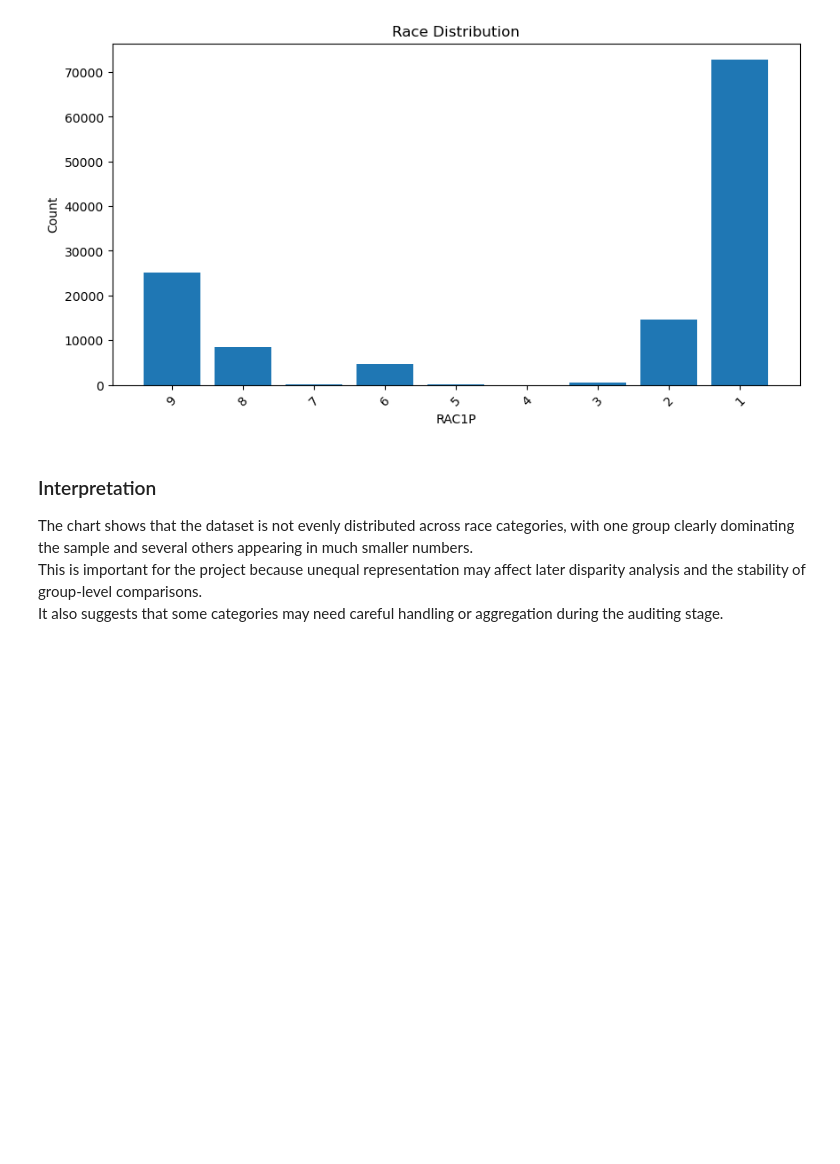
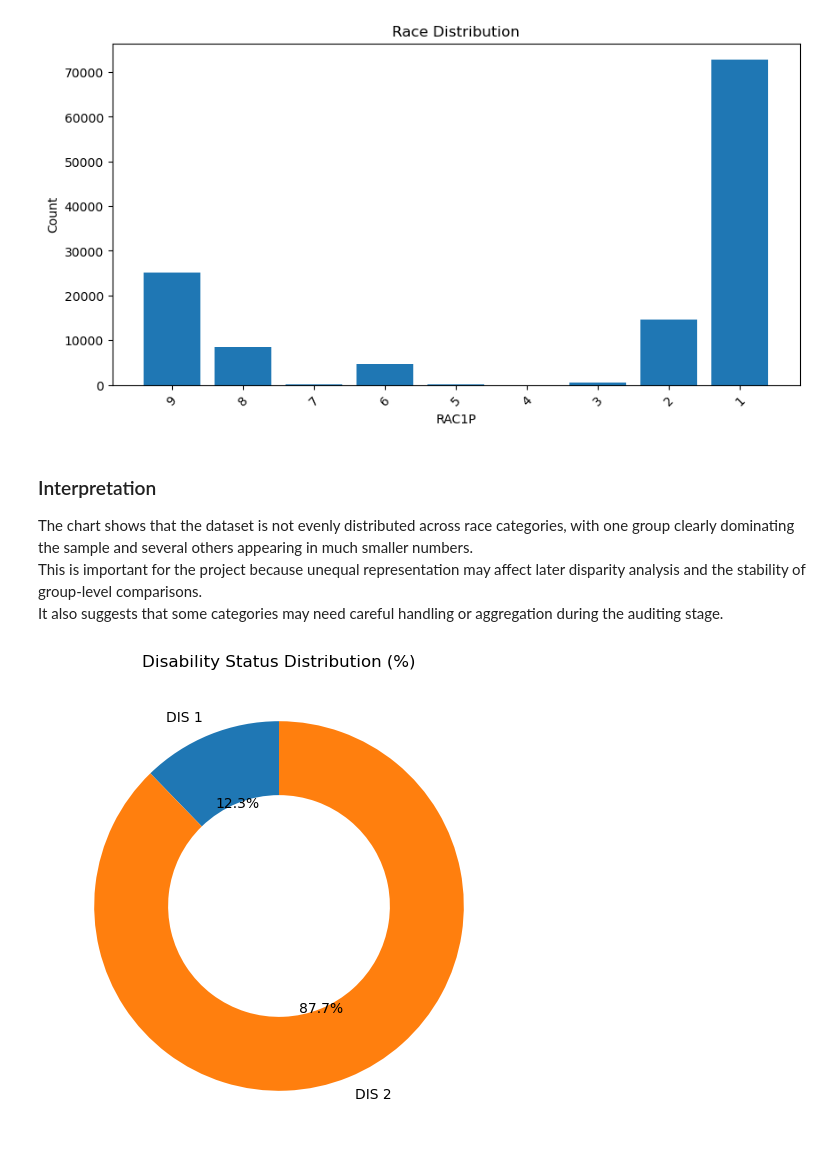
Before and after one commit to ClaraQuilapan/ca2-90-2022475, a Jupyter notebook: Untitled.ipynb, the cells around one changed output. Drawn from its saved outputs; the diff is of its cells as text; code cells hidden in the pictures; blank space fills up the shorter version.

Commit message:
Update Untitled.ipynb
Add donut chart for disability status distribution & interpretation

```diff
--- a/Untitled.ipynb
+++ b/Untitled.ipynb
@@ -249,3 +249,26 @@ plt.show()
 The chart shows that the dataset is not evenly distributed across race categories, with one group clearly dominating the sample and several others appearing in much smaller numbers.
 This is important for the project because unequal representation may affect later disparity analysis and the stability of group-level comparisons.
 It also suggests that some categories may need careful handling or aggregation during the auditing stage.
+# %%
+dis_pct = (
+    work_df["DIS"]
+    .value_counts(normalize=True, dropna=False)
+    .sort_index() * 100
+)
+
+labels = [f"DIS {idx}" for idx in dis_pct.index]
+
+plt.figure(figsize=(6,6))
+plt.pie(
+    dis_pct.values,
+    labels=labels,
+    autopct="%1.1f%%",
+    startangle=90,
+    wedgeprops={"width": 0.4}
+)
+
+plt.title("Disability Status Distribution (%)")
+plt.savefig("figures_du/disability_distribution_donut.png", dpi=300, bbox_inches="tight")
+plt.show()
+# %% [output]
+[figure, added]
```
Also changed, not shown: parts of 1 cell of this notebook.
